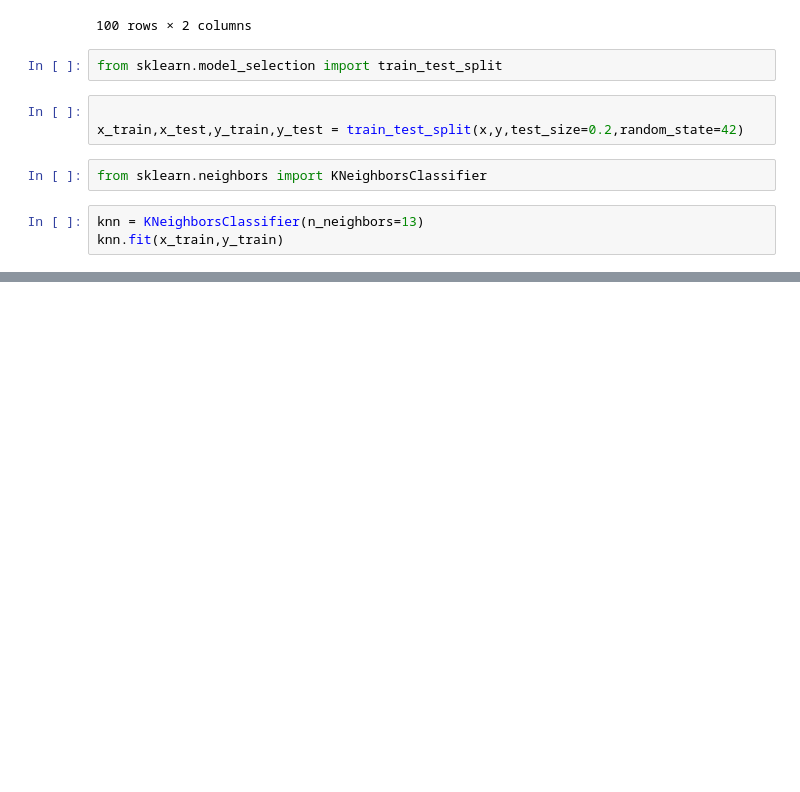
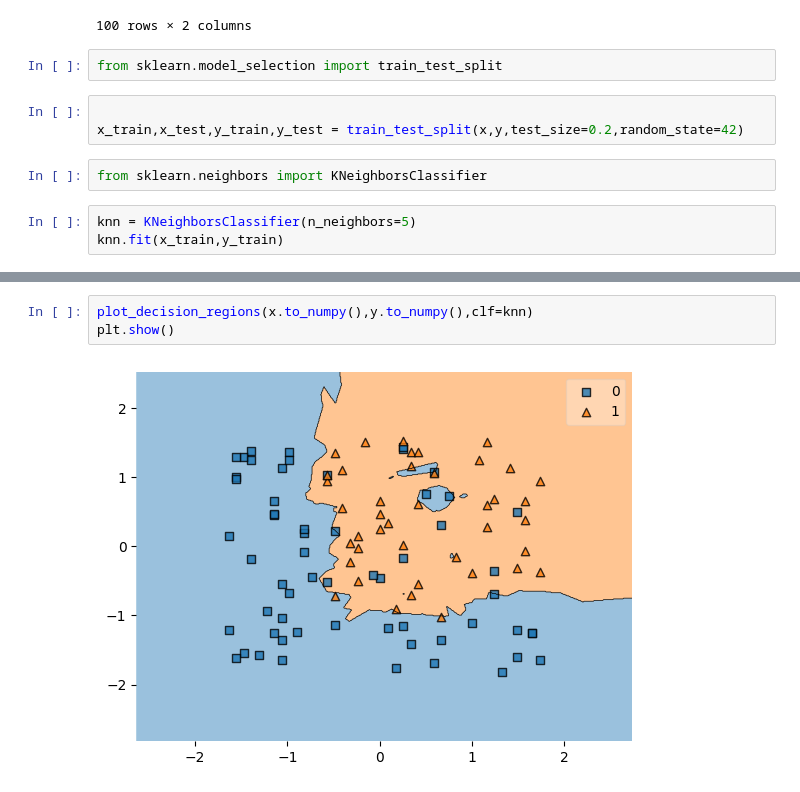
Before and after one commit to Its-Vikas-xd/Machine-Learning, a Jupyter notebook: Non-Linear Supervised Algorithm/K-Nearest Neighbor/k-Nearest_Neighbor_Classification.ipynb, the cells around one changed output, grey strips where cells are left out. Saved outputs shown, nothing was run; the diff lists cells and outputs as text; blank space fills up the shorter version.

```diff
--- a/Non-Linear Supervised Algorithm/K-Nearest Neighbor/k-Nearest_Neighbor_Classification.ipynb
+++ b/Non-Linear Supervised Algorithm/K-Nearest Neighbor/k-Nearest_Neighbor_Classification.ipynb
@@ -50,6 +51,6 @@ x_train,x_test,y_train,y_test = train_test_split(x,y,test_size=0.2,random_state=
 # %%
 from sklearn.neighbors import KNeighborsClassifier
 # %%
-knn = KNeighborsClassifier(n_neighbors=13)
+knn = KNeighborsClassifier(n_neighbors=5)
 knn.fit(x_train,y_train)
 # %% [output]
@@ -64,0 +93,5 @@ knn.score(x_train,y_train)*100
+# %%
+plot_decision_regions(x.to_numpy(),y.to_numpy(),clf=knn)
+plt.show()
+# %% [output]
+[figure, added]
```
Also changed, not shown: parts of 6 cells of this notebook.
